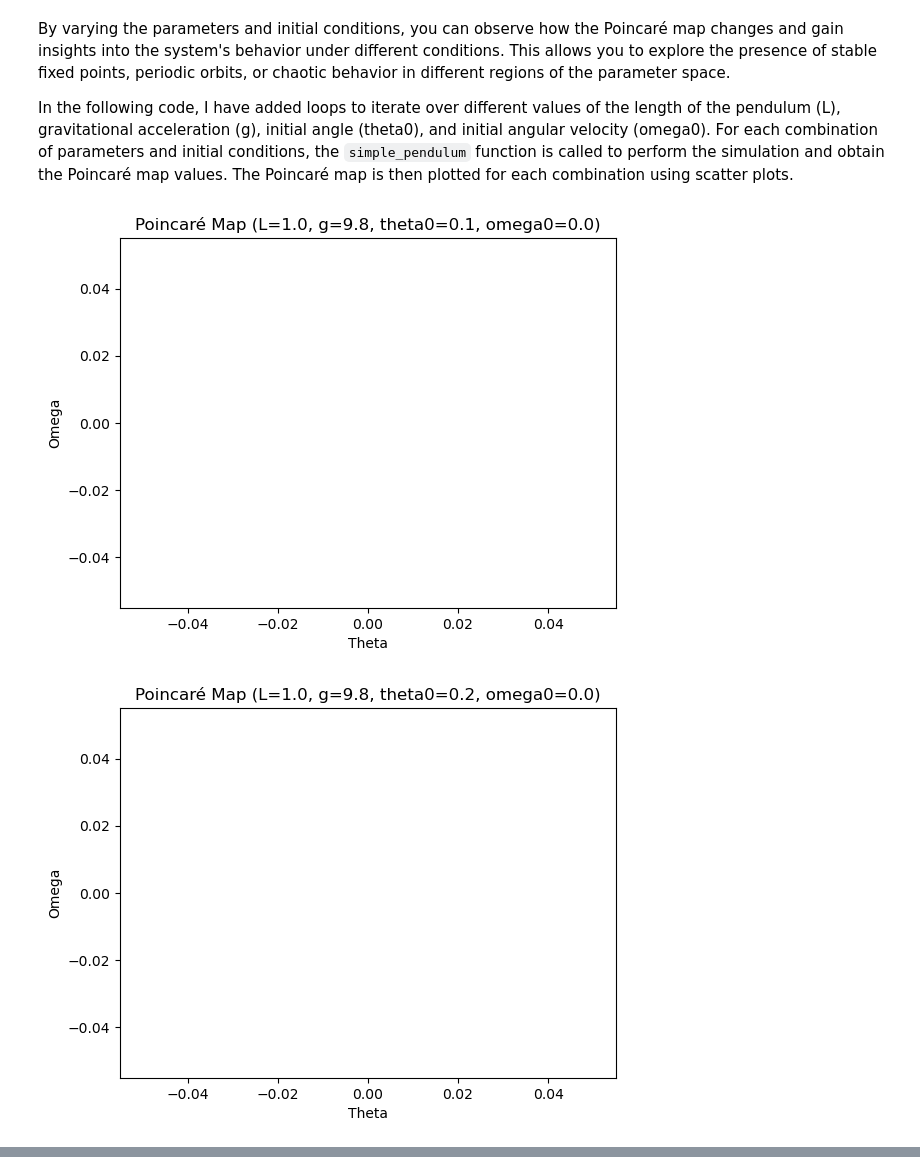
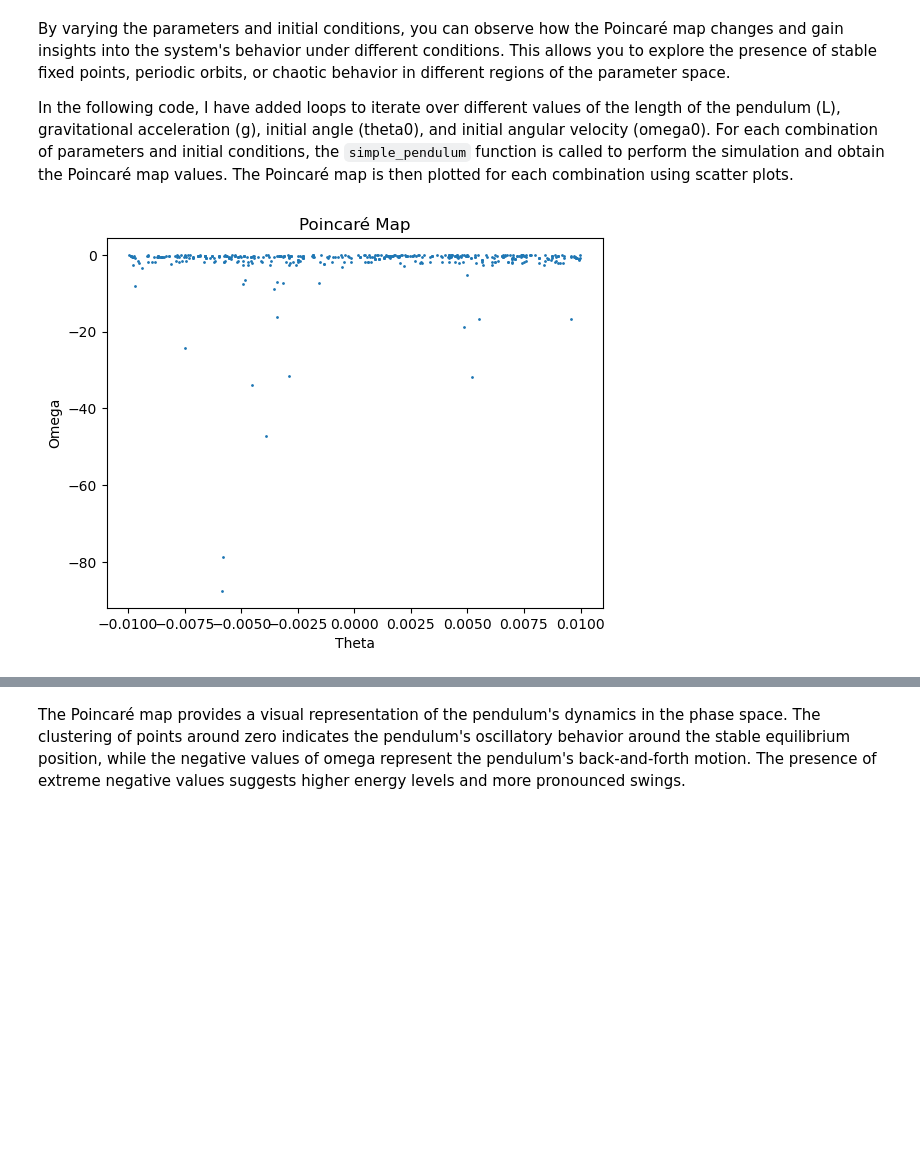
Before and after one commit to Hamid-Mofidi/Synchronization-of-periodic-orbits, a Jupyter notebook: Poincare.ipynb, the cells around one changed output, grey strips where cells are left out. Drawn from its saved outputs; the diff is of its cells as text; code cells hidden in the pictures; blank space fills up the shorter version.

Commit message:
Kaggle Notebook | Poincare | Version 7

```diff
--- a/Poincare.ipynb
+++ b/Poincare.ipynb
@@ -103,40 +103,47 @@ def simple_pendulum(theta0, omega0, L, g, timesteps, section_threshold):
     poincare_omega = []
 
     for _ in range(timesteps):
         # Numerical integration using Euler's method
         theta += omega
         omega -= (g / L) * np.sin(theta)
 
         # Check if the pendulum has crossed the Poincaré section
         if np.abs(theta) < section_threshold and omega < 0:
             poincare_theta.append(theta)
             poincare_omega.append(omega)
 
     return poincare_theta, poincare_omega
 
 # Define the range of parameter and initial condition values to explore
 L_values = [1.0, 1.5, 2.0]  # Length of the pendulum
 g_values = [9.8]  # Gravitational acceleration
-theta0_values = [0.1, 0.2, 0.3]  # Initial angle
-omega0_values = [0.0]  # Initial angular velocity
+theta0_values = np.random.normal(0.5, 0.5, size=100)  # Initial angle
+omega0_values = np.random.normal(0, 0.8, size=100)  # Initial angular velocity
 
 # Set other simulation parameters
 timesteps = 10000  # Number of iterations
 section_threshold = 0.01  # Threshold for the Poincaré section
+
+# Accumulate the Poincaré data points across multiple simulations
+poincare_theta_all = []
+poincare_omega_all = []
 
 # Perform simulations for different parameter and initial condition combinations
 for L in L_values:
     for g in g_values:
         for theta0 in theta0_values:
             for omega0 in omega0_values:
                 poincare_theta, poincare_omega = simple_pendulum(theta0, omega0, L, g, timesteps, section_threshold)
 
-                # Plot the Poincaré map for each combination
-                plt.scatter(poincare_theta, poincare_omega, s=1)
-                plt.xlabel('Theta')
-                plt.ylabel('Omega')
-                plt.title(f'Poincaré Map (L={L}, g={g}, theta0={theta0}, omega0={omega0})')
-                plt.show()
+                # Accumulate the data points
+                poincare_theta_all.extend(poincare_theta)
+                poincare_omega_all.extend(poincare_omega)
+
+# Plot the accumulated Poincaré data points
+plt.scatter(poincare_theta_all, poincare_omega_all, s=1)
+plt.xlabel('Theta')
+plt.ylabel('Omega')
+plt.title('Poincaré Map')
+plt.show()
 # %% [output]
-[figure, old version]
+[figure, new version]
-[figure, removed]
@@ -149,0 +150,2 @@ for L in L_values:
+# %% [markdown]
+The Poincaré map provides a visual representation of the pendulum's dynamics in the phase space. The clustering of points around zero indicates the pendulum's oscillatory behavior around the stable equilibrium position, while the negative values of omega represent the pendulum's back-and-forth motion. The presence of extreme negative values suggests higher energy levels and more pronounced swings.
```
Also changed, not shown: parts of 2 cells of this notebook.
